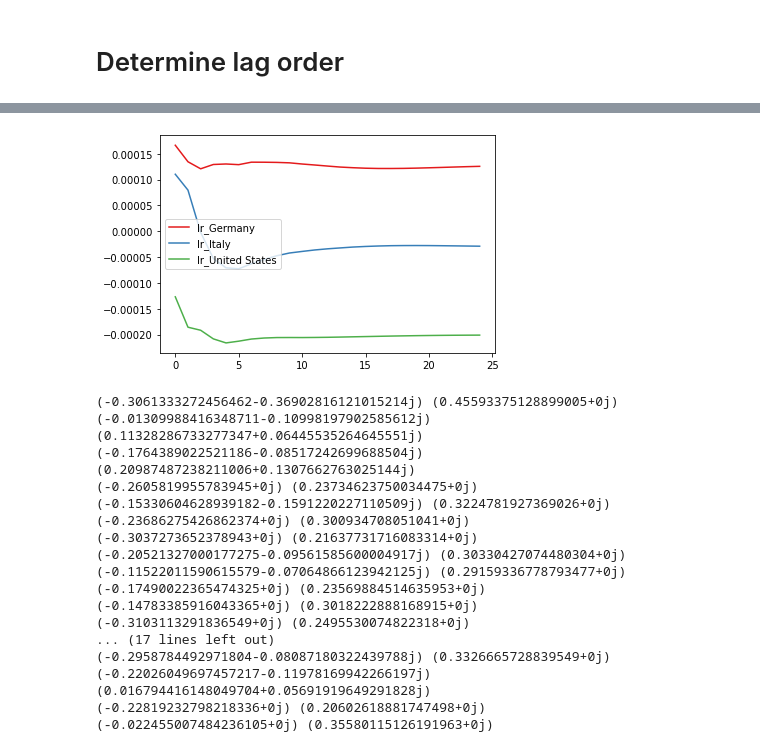
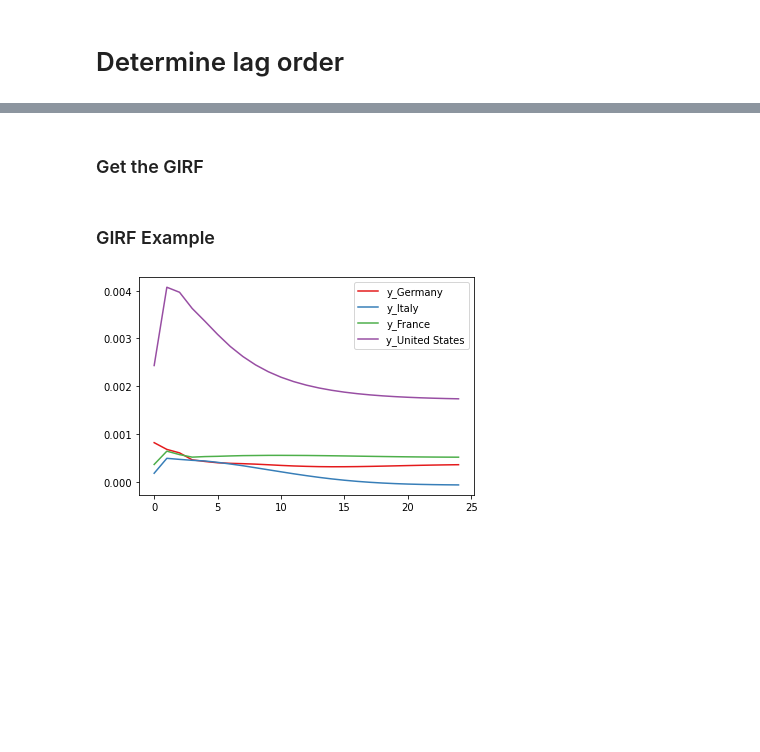
Before and after one commit to JochemvdBosch/GVAR_modelling, a Jupyter notebook: GVAR_code.ipynb, the cells around one changed output, grey strips where cells are left out. Saved outputs shown, nothing was run; the diff lists cells and outputs as text; code cells hidden in the pictures; blank space fills up the shorter version.

Commit message:
Update GIRF

```diff
--- a/GVAR_code.ipynb
+++ b/GVAR_code.ipynb
@@ -319,7 +424,7 @@ a_1 = pd.concat(matrix_col)
 # Stack all residuals
 epsilon_t = pd.concat(resid_dict.values(), axis=1).T
 # %%
-def create_G_j(j):
+def create_G_j(j,df_estimates):
 
     # Define an empty collection of matrices
     matrix_col = []
@@ -432,16 +502,18 @@ epsilon_t
+# %% [markdown]
+### Get the GIRF
 # %%
 # Calculate the inverse of G_0
-G_0_inv = np.linalg.inv(create_G_j(j=0))
+G_0_inv = np.linalg.inv(create_G_j(0,df_estimates))
 
 # Create a dictionary for the values of F_l
 F_l_dict = {}
 
 # Fill dictionary by computing the values of F_l
 for j in range(max_lag+1):
-    F_l_dict[j] = G_0_inv @ create_G_j(j=j)
+    F_l_dict[j] = G_0_inv @ create_G_j(j,df_estimates)
 # %%
 # Method to compute R_h for a given h
-def calculate_R_h(h, memo={}):
+def calculate_R_h(h, F_l_dict, memo={}):
     if h in memo:
         return memo[h]
 
@@ -450,11 +522,11 @@ def calculate_R_h(h, memo={}):
     elif h == 0:
         memo[h] = np.eye(k)
     else:
-        memo[h] = sum([F_l_dict[l] @ calculate_R_h(h-l) for l in range(1,max_lag+1)])
+        memo[h] = sum([F_l_dict[l] @ calculate_R_h(h-l, F_l_dict) for l in range(1,max_lag+1)])
 
     return memo[h]
 # %%
-def perform_GIRF(max_h,shock,country_choice,variable_choice):
+def perform_GIRF(max_h,shock,country_choice,variable_choice,F_l_dict):
 
     # Get the index of the country and variable of the shock and define e_j
     e_j = np.zeros((k,1))
@@ -471,66 +543,31 @@ def perform_GIRF(max_h,shock,country_choice,variable_choice):
     for country in country_choice:
         if set_variables[country][variable_choice]:
             name_array.append(str(variable_choice)+"_"+str(country))
-#         print(name_array)
-#         country_i = np.where(country_list == country)[0][0]
-#         variable_i = np.where(variable_list == variable_choice)[0][0]
         np.where(dom_variables == shock)
 
         if set_variables[country][variable_choice]:
             index_array.append(np.where(dom_variables == str(variable_choice)+"_"+str(country))[0][0])
-#         name_array.append(country)
 
     # Calculate the GIRF for every h
-    girf_matrix = np.hstack([calculate_R_h(h) @ G_0_inv @ Sigma @ e_j / np.sqrt(e_j.T @ Sigma @ e_j) for h in range(0,max_h+1)])
-
-    # Make a dictionary for the specific country color and line kind
-#     country_color = {}
-#     country_line = {}
-#     for i in range(len(country_list)):
-#         country_color[country_list[i]] = ['#ff7f00','#377eb8','#377eb8', '#4daf4a', '#4daf4a', '#4daf4a','#984ea3','#984ea3', '#ff7f00', '#e41a1c', '#4daf4a',  '#4daf4a','#377eb8'][i]
-#         country_line[country_list[i]] = ['-','-','--','-','--',':','-','--','--','-','-.',(0, (5, 1)),':'][i]
+    girf_matrix = np.hstack([calculate_R_h(h, F_l_dict) @ G_0_inv @ Sigma @ e_j / np.sqrt(e_j.T @ Sigma @ e_j) for h in range(0,max_h+1)])
 
     # Plot all GIRF in a plot
     for i in range(len(index_array)):
         sns.lineplot(x=np.arange(max_h+1),y=girf_matrix[index_array[i]],label=name_array[i])
     plt.plot()
+# %% [markdown]
+### GIRF Example
 # %%
 # Define the country and variable of the shock
-shock = "r_Japan"
-
+shock = "r_United States"
 
 # Define the countries and variables that should be in the IRF
-new_country_list = np.array(['Germany','Italy','Finland','United States'])
-country_choice = new_country_list
-variable_choice = "lr"
+country_choice = np.array(['Germany','Italy','France','United States'])
+variable_choice = "y"
 
 # Define the length of h
 max_h = 24
 
-perform_GIRF(max_h,shock,country_choice,variable_choice)
+perform_GIRF(max_h,shock,country_choice,variable_choice, F_l_dict)
 # %% [output]
-[figure, old version]
+[figure, new version]
-# %%
-for country in country_list:
-    selected_cols = [col for col in df_estimates[country].columns if col.endswith("m_L2")]
-
-    matrix = df_estimates[country].loc[:,selected_cols]
-    print(np.min(np.linalg.eigvals(matrix)),np.max(np.linalg.eigvals(matrix)))
-# %% [output]
-(-0.3061333272456462-0.36902816121015214j) (0.45593375128899005+0j)
-(-0.01309988416348711-0.10998197902585612j) (0.11328286733277347+0.06445535264645551j)
-(-0.1764389022521186-0.08517242699688504j) (0.20987487238211006+0.1307662763025144j)
-(-0.2605819955783945+0j) (0.23734623750034475+0j)
-(-0.15330604628939182-0.1591220227110509j) (0.3224781927369026+0j)
-(-0.23686275426862374+0j) (0.300934708051041+0j)
-(-0.3037273652378943+0j) (0.21637731716083314+0j)
-(-0.20521327000177275-0.09561585600004917j) (0.30330427074480304+0j)
-(-0.11522011590615579-0.07064866123942125j) (0.29159336778793477+0j)
-(-0.17490022365474325+0j) (0.23569884514635953+0j)
-(-0.14783385916043365+0j) (0.3018222888168915+0j)
-(-0.3103113291836549+0j) (0.2495530074822318+0j)
-... (17 lines left out)
-(-0.2958784492971804-0.08087180322439788j) (0.3326665728839549+0j)
-(-0.22026049697457217-0.11978169942266197j) (0.016794416148049704+0.05691919649291828j)
-(-0.22819232798218336+0j) (0.20602618881747498+0j)
-(-0.022455007484236105+0j) (0.35580115126191963+0j)
```
Also changed, not shown: parts of 39 cells of this notebook, 2 other files.
